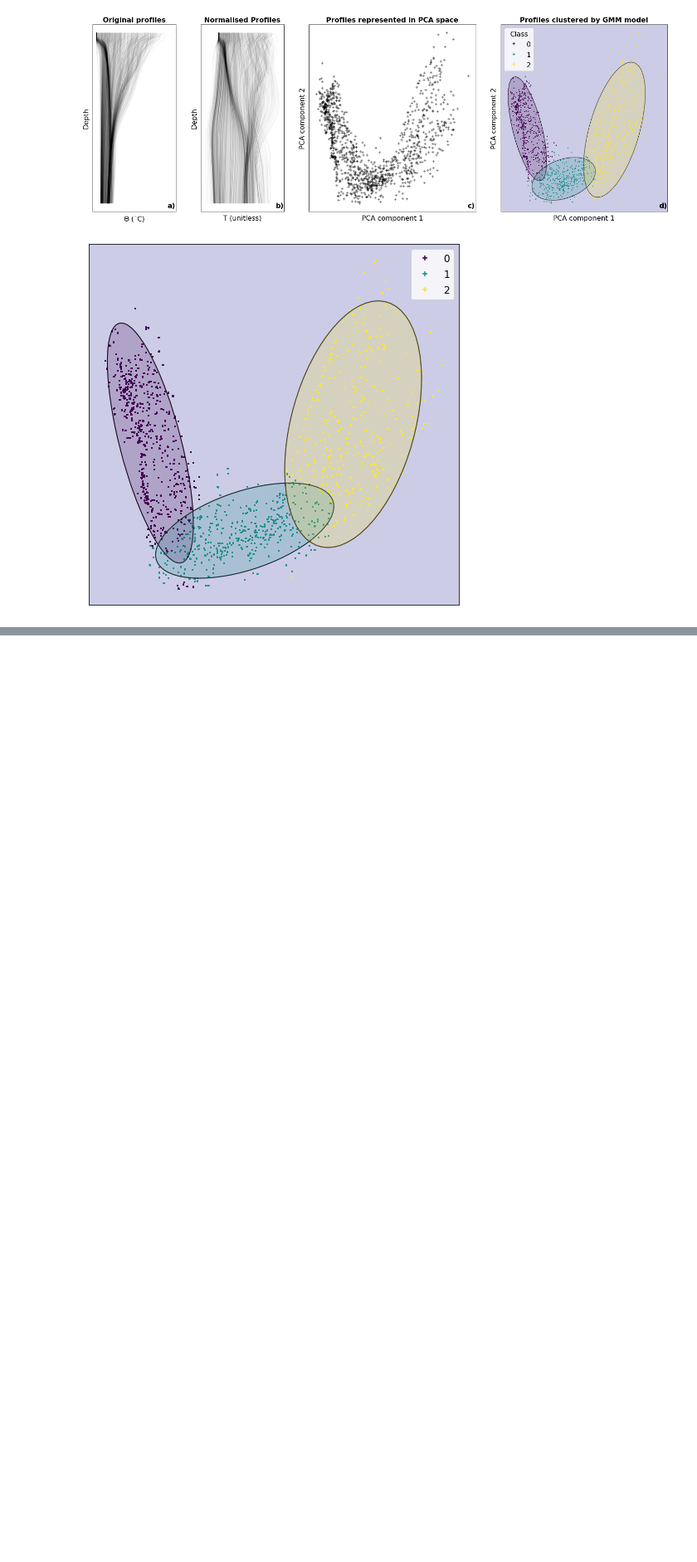
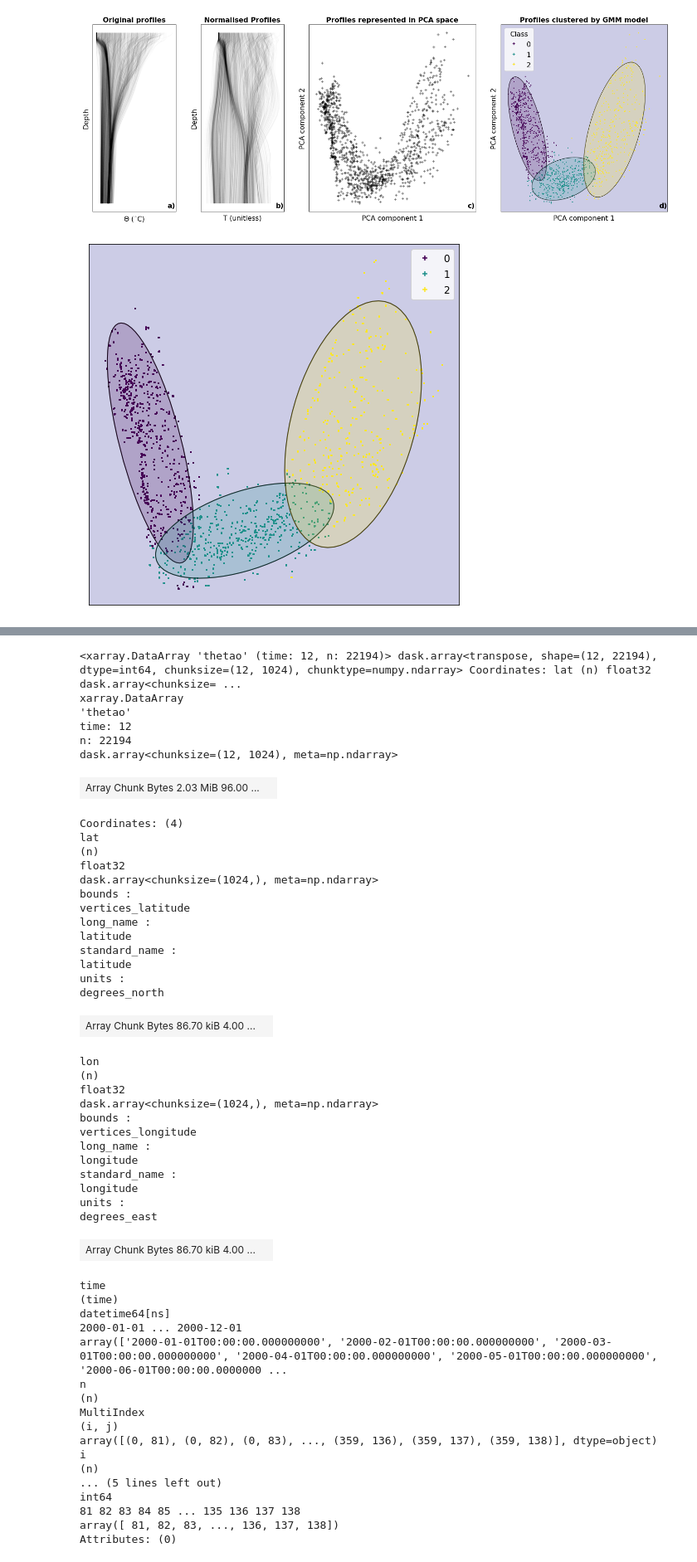
Before and after one commit to emmomp/OceanClustering, a Jupyter notebook: Figure_ClassificationDemo.ipynb, the cells around one changed output, grey strips where cells are left out. Shown at 83% size. Drawn from its saved outputs; the diff is of its cells as text; code cells hidden in the pictures; blank space fills up the shorter version.

```diff
--- a/Figure_ClassificationDemo.ipynb
+++ b/Figure_ClassificationDemo.ipynb
@@ -204,0 +275,54 @@ plt.show()
+# %%
+data_classes
+# %% [output]
+<xarray.DataArray 'thetao' (time: 12, n: 22194)> dask.array<transpose, shape=(12, 22194), dtype=int64, chunksize=(12, 1024), chunktype=numpy.ndarray> Coordinates: lat (n) float32 dask.array<chunksize= ...
+xarray.DataArray
+'thetao'
+time: 12
+n: 22194
+dask.array<chunksize=(12, 1024), meta=np.ndarray>
+| Array Chunk Bytes 2.03 MiB 96.00 ... |  |
+Coordinates: (4)
+lat
+(n)
+float32
+dask.array<chunksize=(1024,), meta=np.ndarray>
+bounds :
+vertices_latitude
+long_name :
+latitude
+standard_name :
+latitude
+units :
+degrees_north
+| Array Chunk Bytes 86.70 kiB 4.00 ... |  |
+lon
+(n)
+float32
+dask.array<chunksize=(1024,), meta=np.ndarray>
+bounds :
+vertices_longitude
+long_name :
+longitude
+standard_name :
+longitude
+units :
+degrees_east
+| Array Chunk Bytes 86.70 kiB 4.00 ... |  |
+time
+(time)
+datetime64[ns]
+2000-01-01 ... 2000-12-01
+array(['2000-01-01T00:00:00.000000000', '2000-02-01T00:00:00.000000000', '2000-03-01T00:00:00.000000000', '2000-04-01T00:00:00.000000000', '2000-05-01T00:00:00.000000000', '2000-06-01T00:00:00.0000000 ...
+n
+(n)
+MultiIndex
+(i, j)
+array([(0, 81), (0, 82), (0, 83), ..., (359, 136), (359, 137), (359, 138)], dtype=object)
+i
+(n)
+... (5 lines left out)
+int64
+81 82 83 84 85 ... 135 136 137 138
+array([ 81, 82, 83, ..., 136, 137, 138])
+Attributes: (0)
```
Also changed, not shown: parts of 11 cells of this notebook, 9 other files.
